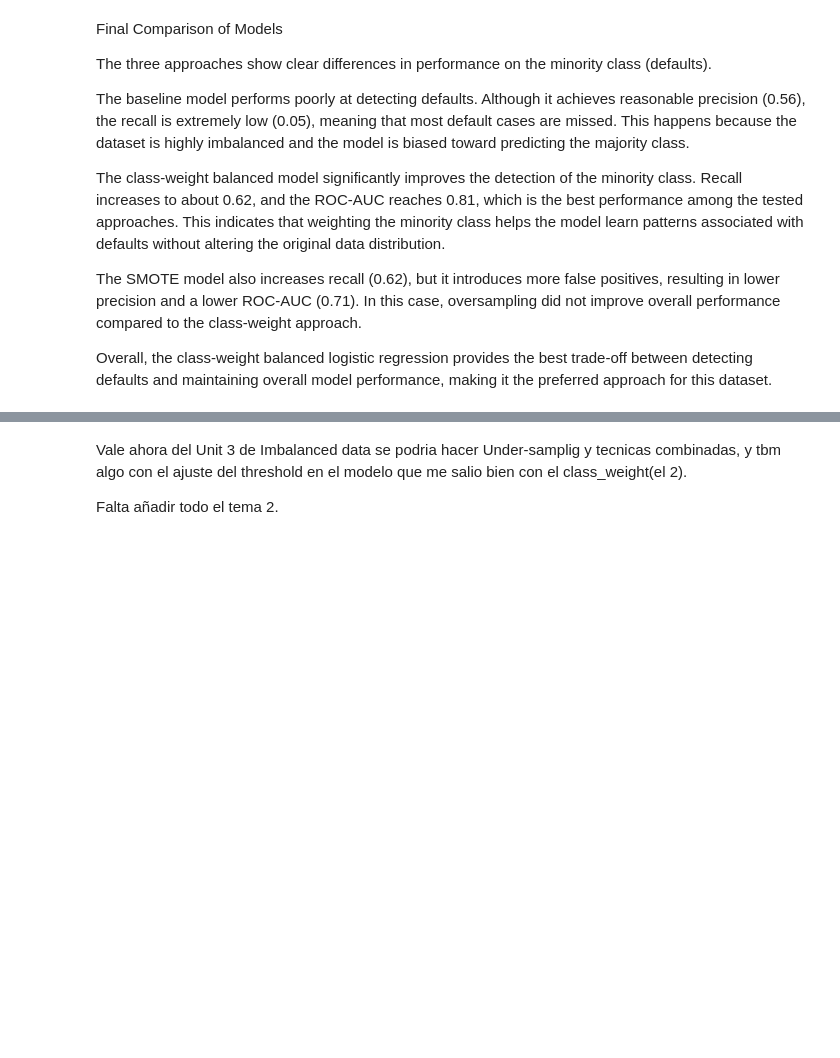
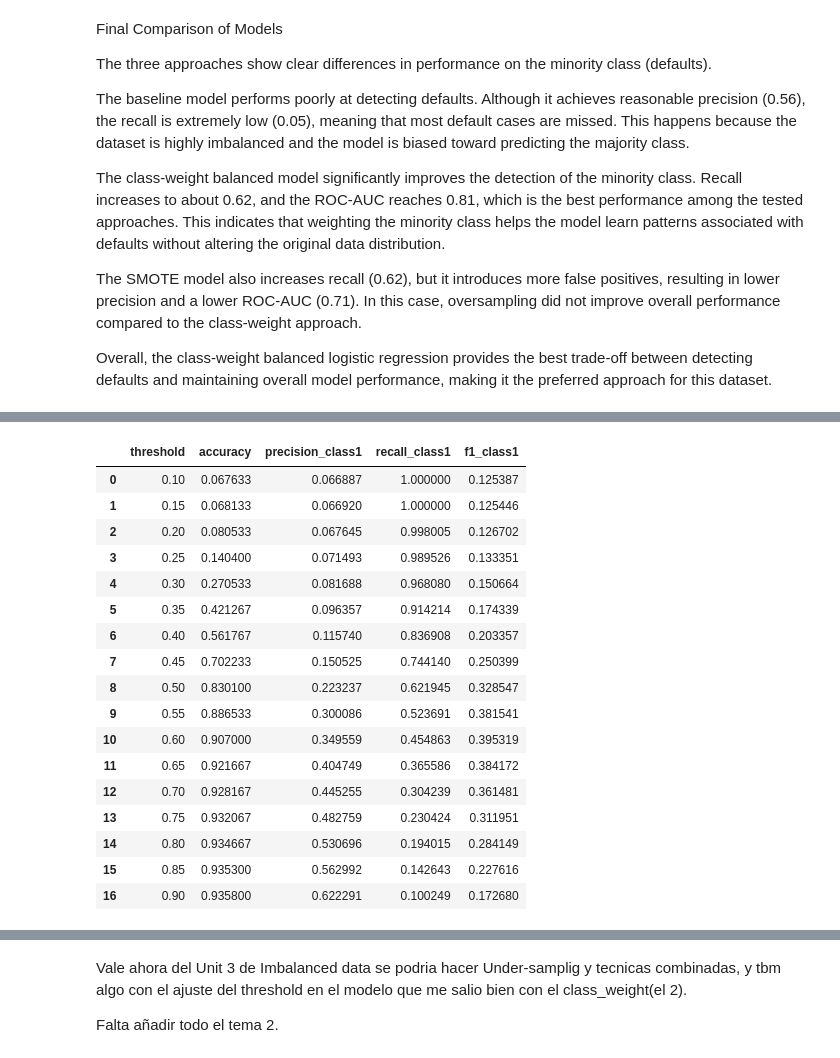
Before and after one commit to anneayensa/Advanced-Machine-Learning, a Jupyter notebook: analysis.ipynb, the cells around one changed output, grey strips where cells are left out. Cells and saved outputs as stored; diff of their text form; code cells hidden in the pictures; blank space fills up the shorter version.

Commit message:
Add threshold tuning and final analysis

```diff
--- a/analysis.ipynb
+++ b/analysis.ipynb
@@ -348,0 +359,37 @@ Overall, the class-weight balanced logistic regression provides the best trade-o
+# %%
+thresholds = np.arange(0.10, 0.91, 0.05)
+# %%
+results = []
+
+for t in thresholds:
+    y_pred_thr = (y_proba_balanced >= t).astype(int)
+
+    results.append({
+        "threshold": t,
+        "accuracy": accuracy_score(y_test, y_pred_thr),
+        "precision_class1": precision_score(y_test, y_pred_thr, zero_division=0),
+        "recall_class1": recall_score(y_test, y_pred_thr, zero_division=0),
+        "f1_class1": f1_score(y_test, y_pred_thr, zero_division=0)
+    })
+# %%
+threshold_df = pd.DataFrame(results)
+threshold_df
+# %% [output]
+|  | threshold | accuracy | precision_class1 | recall_class1 | f1_class1 |
+| 0 | 0.10 | 0.067633 | 0.066887 | 1.000000 | 0.125387 |
+| 1 | 0.15 | 0.068133 | 0.066920 | 1.000000 | 0.125446 |
+| 2 | 0.20 | 0.080533 | 0.067645 | 0.998005 | 0.126702 |
+| 3 | 0.25 | 0.140400 | 0.071493 | 0.989526 | 0.133351 |
+| 4 | 0.30 | 0.270533 | 0.081688 | 0.968080 | 0.150664 |
+| 5 | 0.35 | 0.421267 | 0.096357 | 0.914214 | 0.174339 |
+| 6 | 0.40 | 0.561767 | 0.115740 | 0.836908 | 0.203357 |
+| 7 | 0.45 | 0.702233 | 0.150525 | 0.744140 | 0.250399 |
+| 8 | 0.50 | 0.830100 | 0.223237 | 0.621945 | 0.328547 |
+| 9 | 0.55 | 0.886533 | 0.300086 | 0.523691 | 0.381541 |
+| 10 | 0.60 | 0.907000 | 0.349559 | 0.454863 | 0.395319 |
+| 11 | 0.65 | 0.921667 | 0.404749 | 0.365586 | 0.384172 |
+| 12 | 0.70 | 0.928167 | 0.445255 | 0.304239 | 0.361481 |
+| 13 | 0.75 | 0.932067 | 0.482759 | 0.230424 | 0.311951 |
+| 14 | 0.80 | 0.934667 | 0.530696 | 0.194015 | 0.284149 |
+| 15 | 0.85 | 0.935300 | 0.562992 | 0.142643 | 0.227616 |
+| 16 | 0.90 | 0.935800 | 0.622291 | 0.100249 | 0.172680 |
```
Also changed, not shown: parts of 5 cells of this notebook.
